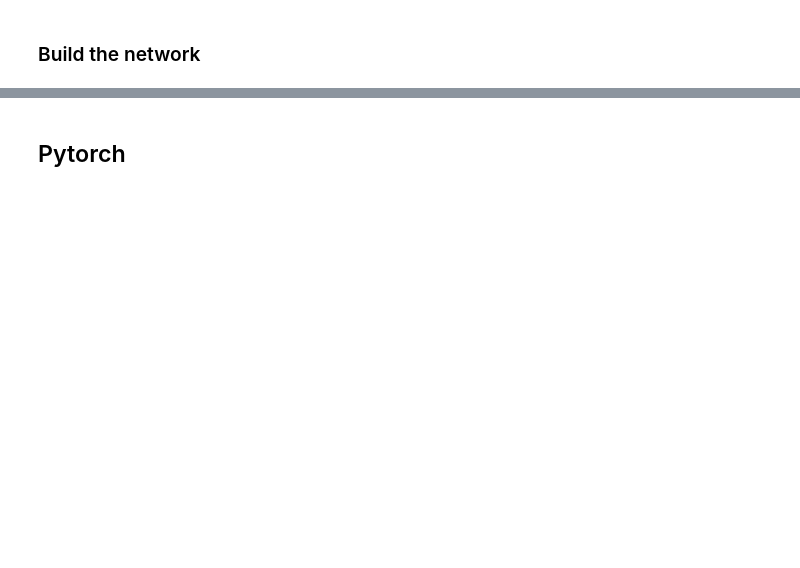
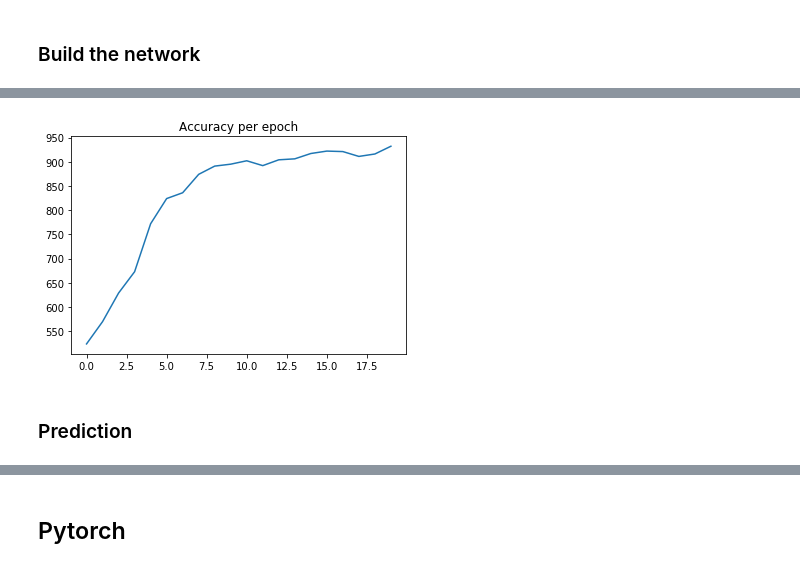
Before and after one commit to hm-haitham/DeepLearning, a Jupyter notebook: project_2/Untitled.ipynb, the cells around one changed output, grey strips where cells are left out. Saved outputs shown, nothing was run; the diff lists cells and outputs as text; code cells hidden in the pictures; blank space fills up the shorter version.

```diff
--- a/project_2/Untitled.ipynb
+++ b/project_2/Untitled.ipynb
@@ -133,0 +168,8 @@ plt.show()
+# %%
+plt.plot(total_acc)
+plt.title('Accuracy per epoch')
+plt.show()
+# %% [output]
+[figure, added]
+# %% [markdown]
+### Prediction
```
Also changed, not shown: parts of 11 cells of this notebook, 1 other file.
